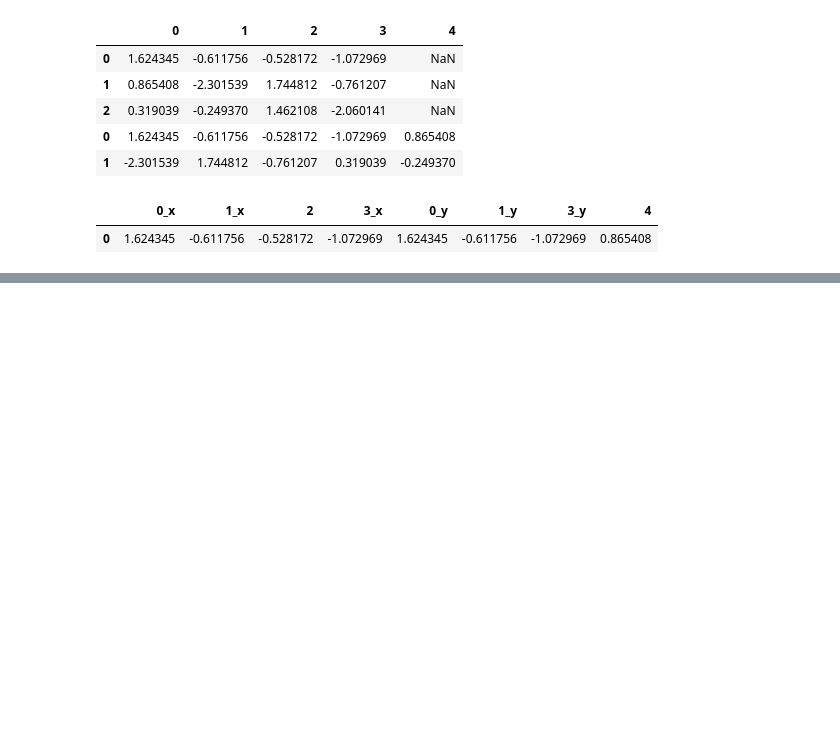
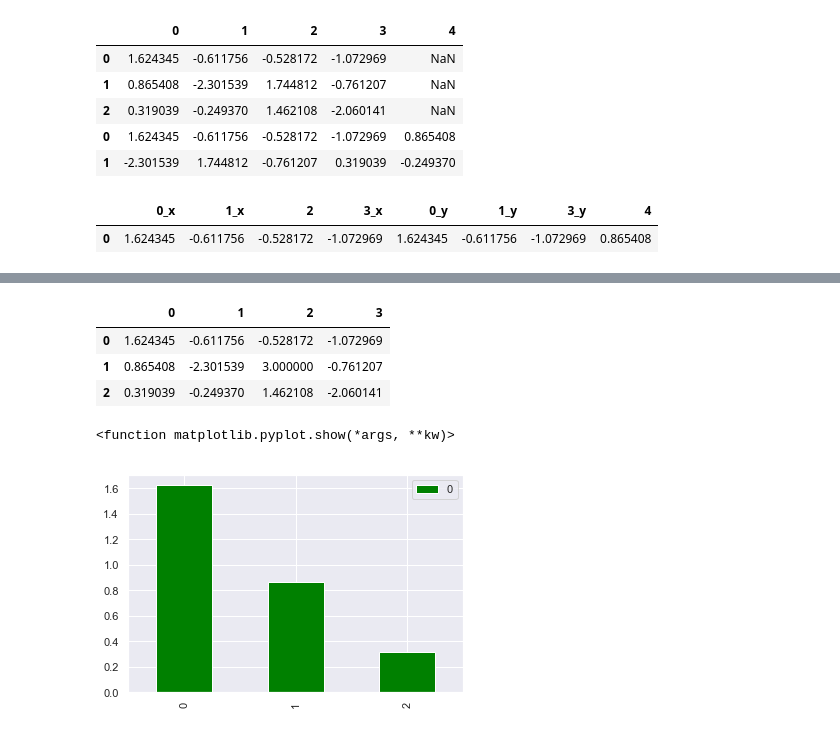
Before and after one commit to lutherkhill/hands_on_ipython_tutorial, a Jupyter notebook: Hands_on_ipython.ipynb, the cells around one changed output, grey strips where cells are left out. Saved outputs shown, nothing was run; the diff lists cells and outputs as text; code cells hidden in the pictures; blank space fills up the shorter version.

```diff
--- a/Hands_on_ipython.ipynb
+++ b/Hands_on_ipython.ipynb
@@ -249,0 +300,13 @@ display(df_merg)
+# %%
+# you can also read types of fill
+display(df1.head(5))
+df1.set_index(0)
+df1[[0]].plot(kind='bar', color='green')
+plt.show
+# %% [output]
+|  | 0 | 1 | 2 | 3 |
+| 0 | 1.624345 | -0.611756 | -0.528172 | -1.072969 |
+| 1 | 0.865408 | -2.301539 | 3.000000 | -0.761207 |
+| 2 | 0.319039 | -0.249370 | 1.462108 | -2.060141 |
+<function matplotlib.pyplot.show(*args, **kw)>
+[figure, added]
```
Also changed, not shown: parts of 7 cells of this notebook.
